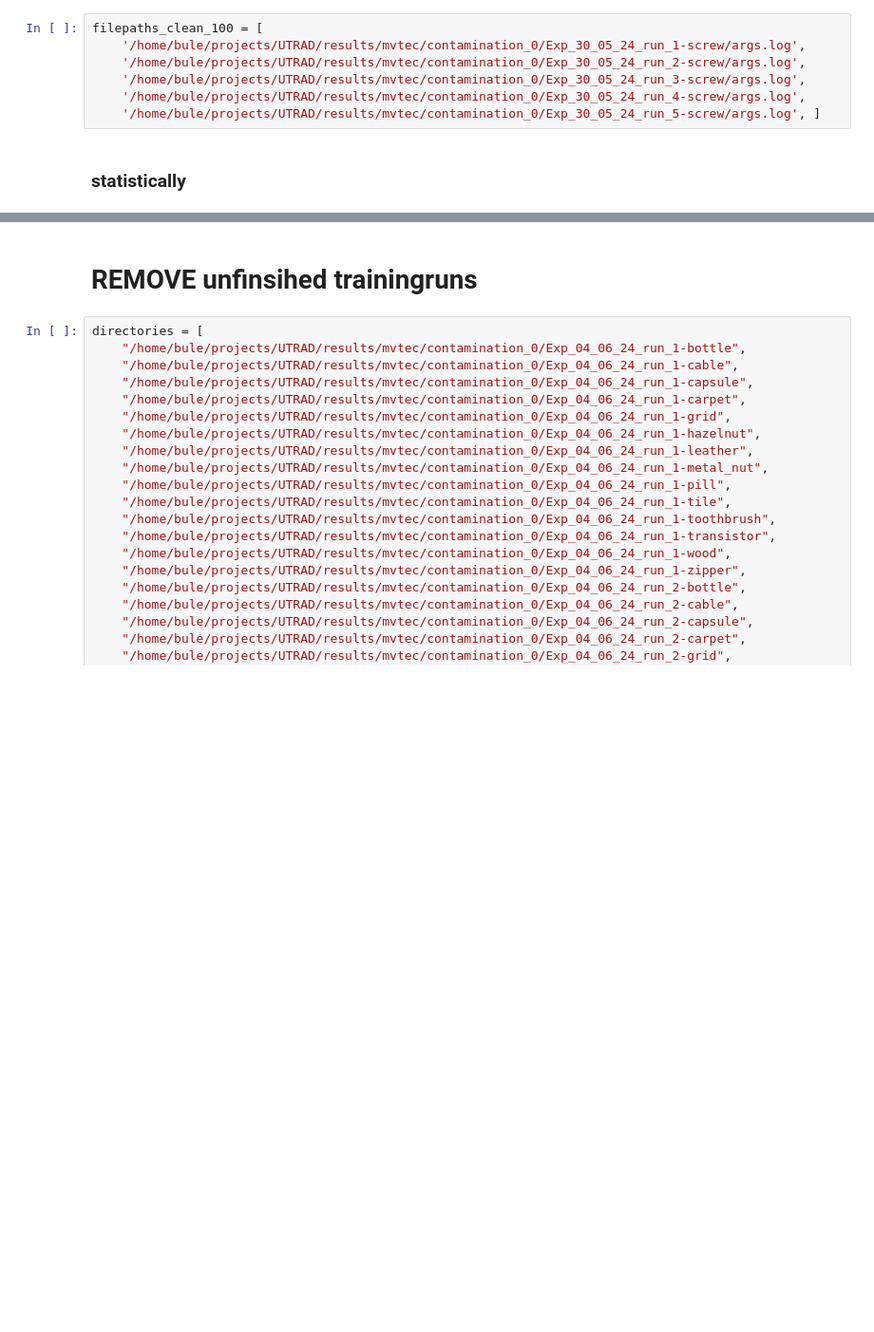
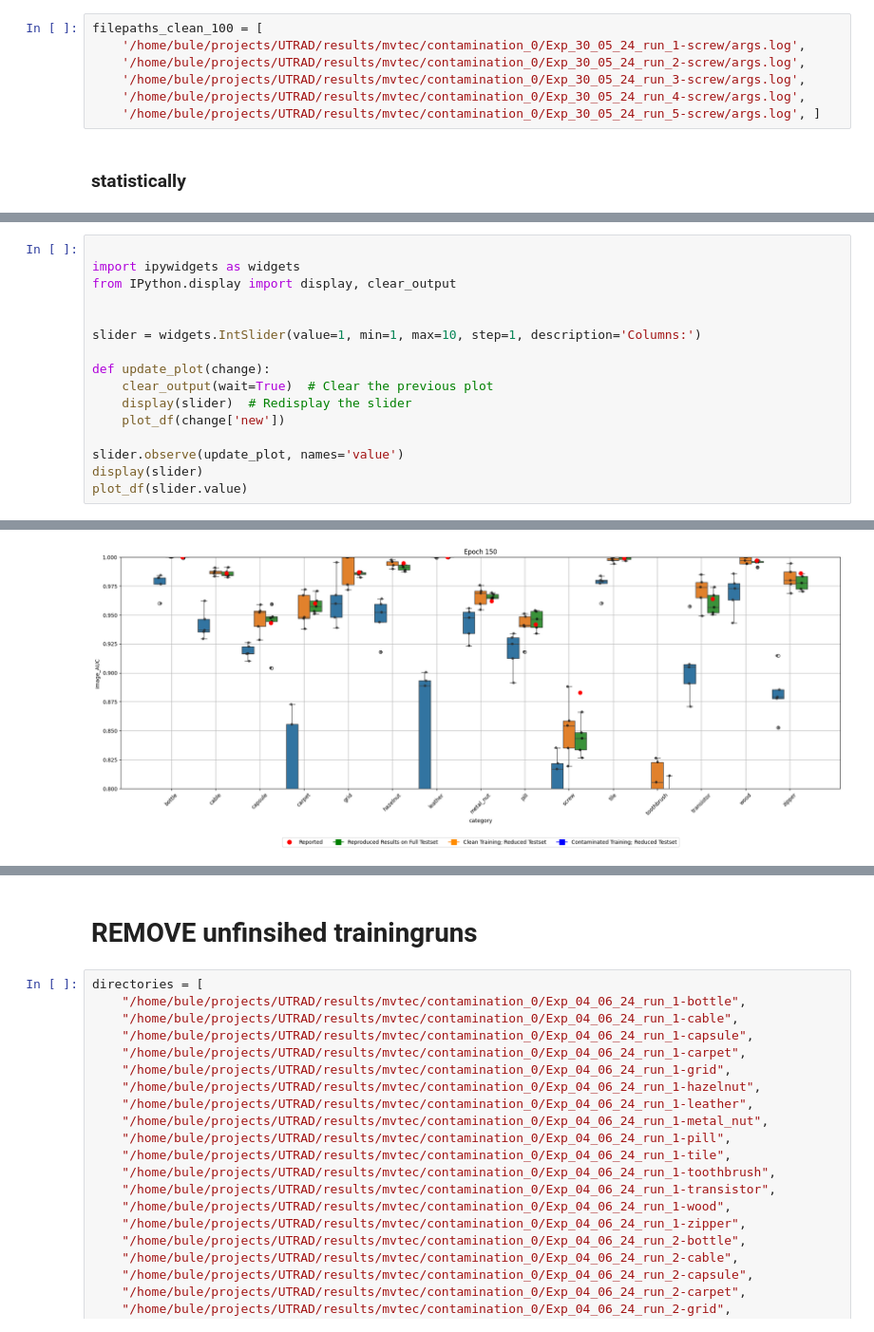
Before and after one commit to buehlpa/UTRAD, a Jupyter notebook: inspect_training_val_mvtec.ipynb, the cells around one changed output, grey strips where cells are left out. Shown at 95% size. Drawn from its saved outputs; the diff is of its cells as text; blank space fills up the shorter version.

```diff
--- a/inspect_training_val_mvtec.ipynb
+++ b/inspect_training_val_mvtec.ipynb
@@ -646,0 +993,17 @@ plt.show()
+# %%
+
+import ipywidgets as widgets
+from IPython.display import display, clear_output
+
+
+slider = widgets.IntSlider(value=1, min=1, max=10, step=1, description='Columns:')
+
+def update_plot(change):
+    clear_output(wait=True)  # Clear the previous plot
+    display(slider)  # Redisplay the slider
+    plot_df(change['new'])
+
+slider.observe(update_plot, names='value')
+display(slider)
+plot_df(slider.value)
+# %% [output]
@@ -646,0 +1011 @@ plt.show()
+[figure, added]
```
Also changed, not shown: parts of 18 cells of this notebook, 17 other files.
